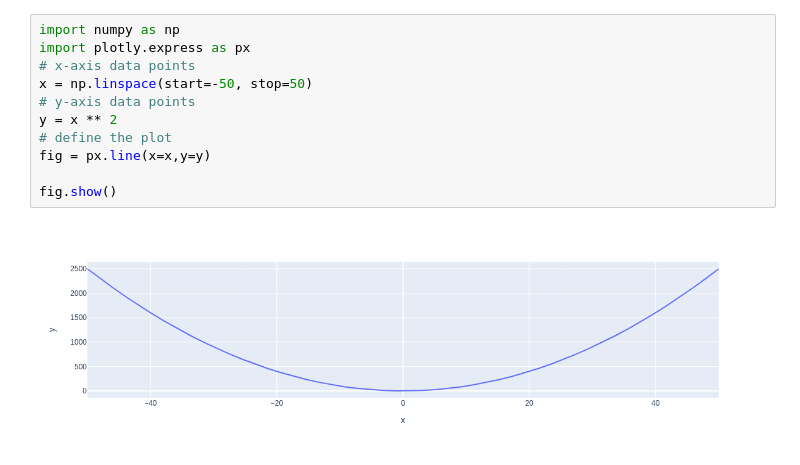
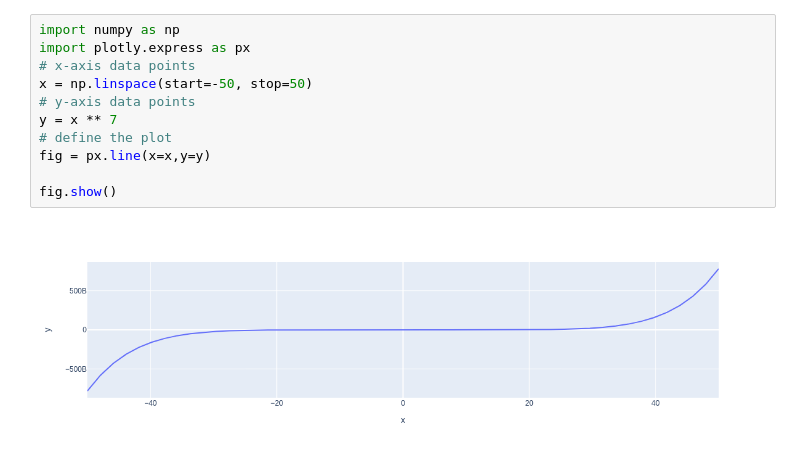
Before and after one commit to aubbiali/my-notebooks-repo., a Jupyter notebook: experiment1.ipynb, the cells around one changed output. Drawn from its saved outputs; the diff is of its cells as text.

```diff
--- a/experiment1.ipynb
+++ b/experiment1.ipynb
@@ -1,13 +1,13 @@
 # %%
 import numpy as np
 import plotly.express as px
 # x-axis data points
 x = np.linspace(start=-50, stop=50)
 # y-axis data points
-y = x ** 2
+y = x ** 7
 # define the plot
 fig = px.line(x=x,y=y)
 
 fig.show()
 # %% [output]
-[figure, old version]
+[figure, new version]
```
